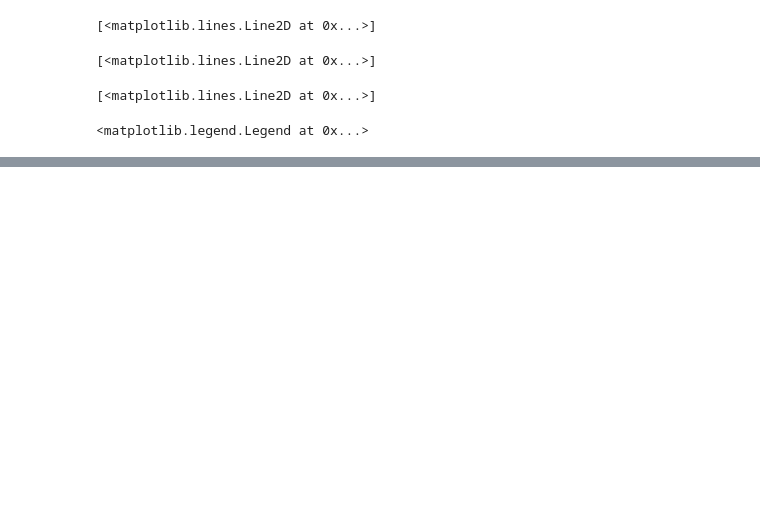
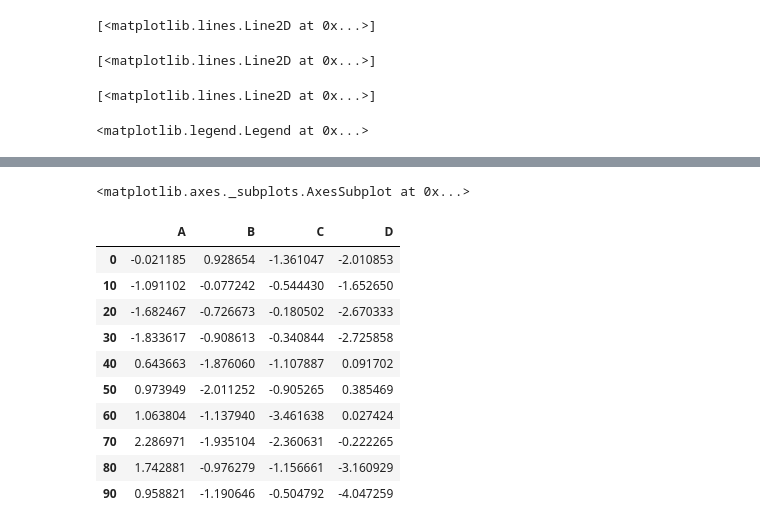
Before and after one commit to UCD-pbio-rclub/python-data-analysis_Rie.U, a Jupyter notebook: Chapter9.022719.ipynb, the cells around one changed output, grey strips where cells are left out. Saved outputs shown, nothing was run; the diff lists cells and outputs as text; code cells hidden in the pictures; blank space fills up the shorter version.

```diff
--- a/Chapter9.022719.ipynb
+++ b/Chapter9.022719.ipynb
@@ -187,0 +283,4 @@ ax = fig.add_subplot(1,1,1)
+# %%
+s.plot()
+# %% [output]
+<matplotlib.axes._subplots.AxesSubplot at 0x...>
@@ -187,0 +289,18 @@ ax = fig.add_subplot(1,1,1)
+# %%
+df = pd.DataFrame(np.random.randn(10,4).cumsum(0),
+                 columns=['A','B','C','D'],
+                 index=np.arange(0, 100, 10))
+# %%
+df
+# %% [output]
+|  | A | B | C | D |
+| 0 | -0.021185 | 0.928654 | -1.361047 | -2.010853 |
+| 10 | -1.091102 | -0.077242 | -0.544430 | -1.652650 |
+| 20 | -1.682467 | -0.726673 | -0.180502 | -2.670333 |
+| 30 | -1.833617 | -0.908613 | -0.340844 | -2.725858 |
+| 40 | 0.643663 | -1.876060 | -1.107887 | 0.091702 |
+| 50 | 0.973949 | -2.011252 | -0.905265 | 0.385469 |
+| 60 | 1.063804 | -1.137940 | -3.461638 | 0.027424 |
+| 70 | 2.286971 | -1.935104 | -2.360631 | -0.222265 |
+| 80 | 1.742881 | -0.976279 | -1.156661 | -3.160929 |
+| 90 | 0.958821 | -1.190646 | -0.504792 | -4.047259 |
```
Also changed, not shown: parts of 96 cells of this notebook.
